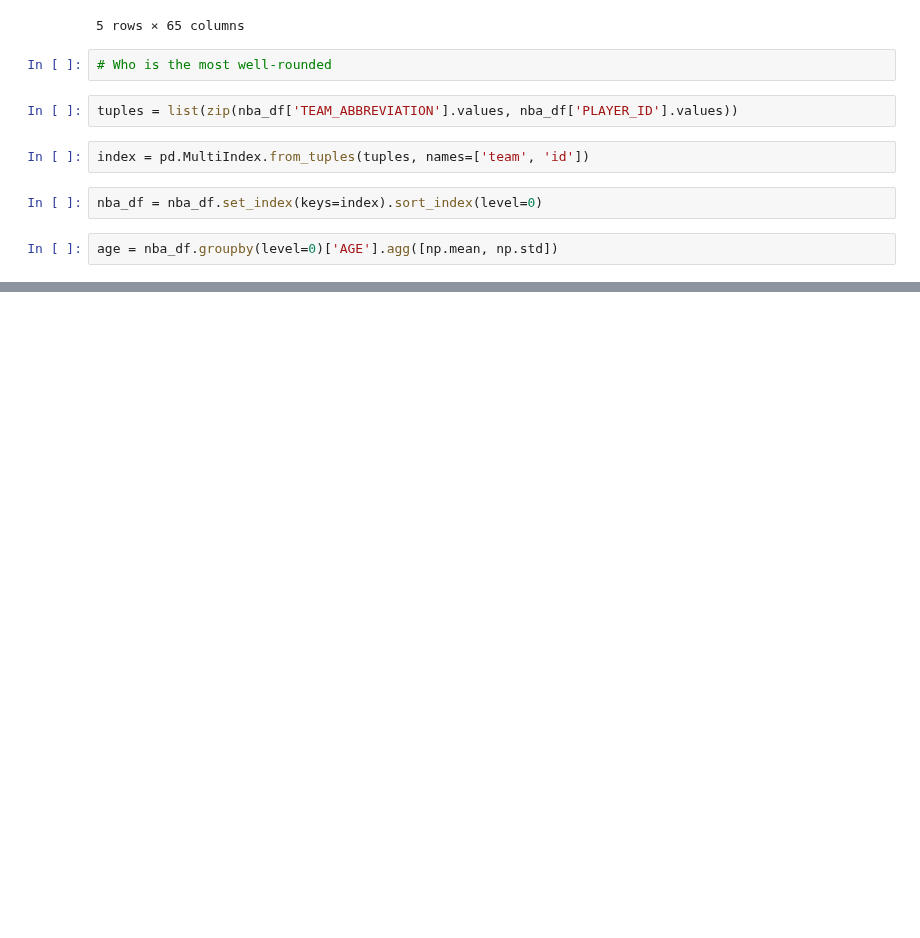
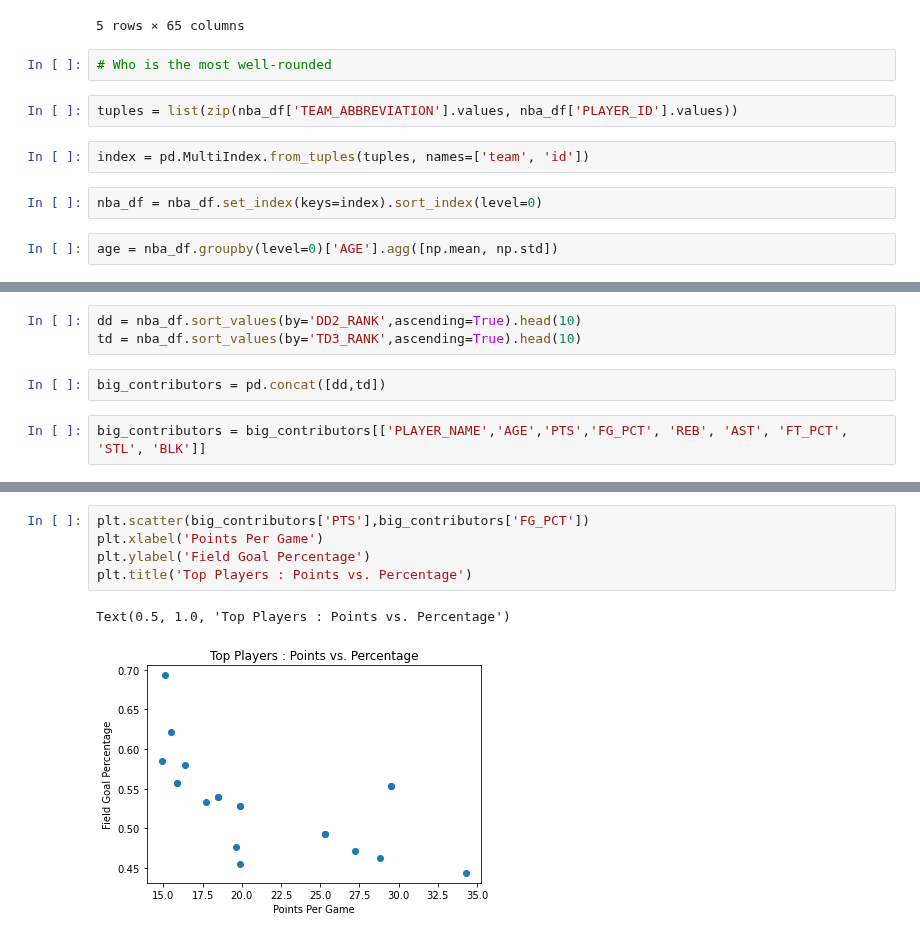
Before and after one commit to tahentx/pv_workbook, a Jupyter notebook: datascience/misc/nba.ipynb, the cells around one changed output, grey strips where cells are left out. Saved outputs shown, nothing was run; the diff lists cells and outputs as text; blank space fills up the shorter version.

```diff
--- a/datascience/misc/nba.ipynb
+++ b/datascience/misc/nba.ipynb
@@ -102,0 +104,7 @@ age
+# %%
+dd = nba_df.sort_values(by='DD2_RANK',ascending=True).head(10)
+td = nba_df.sort_values(by='TD3_RANK',ascending=True).head(10)
+# %%
+big_contributors = pd.concat([dd,td])
+# %%
+big_contributors = big_contributors[['PLAYER_NAME','AGE','PTS','FG_PCT', 'REB', 'AST', 'FT_PCT', 'STL', 'BLK']]
@@ -102,0 +132,8 @@ age
+# %%
+plt.scatter(big_contributors['PTS'],big_contributors['FG_PCT'])
+plt.xlabel('Points Per Game')
+plt.ylabel('Field Goal Percentage')
+plt.title('Top Players : Points vs. Percentage')
+# %% [output]
+Text(0.5, 1.0, 'Top Players : Points vs. Percentage')
+[figure, added]
```
Also changed, not shown: parts of 13 cells of this notebook.
